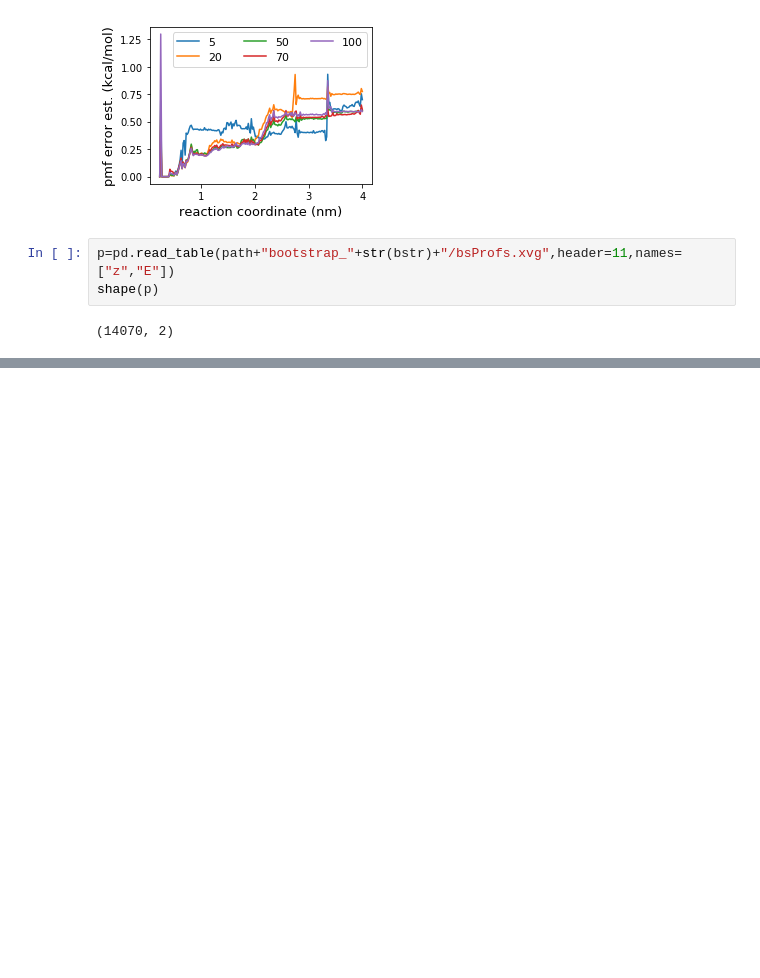
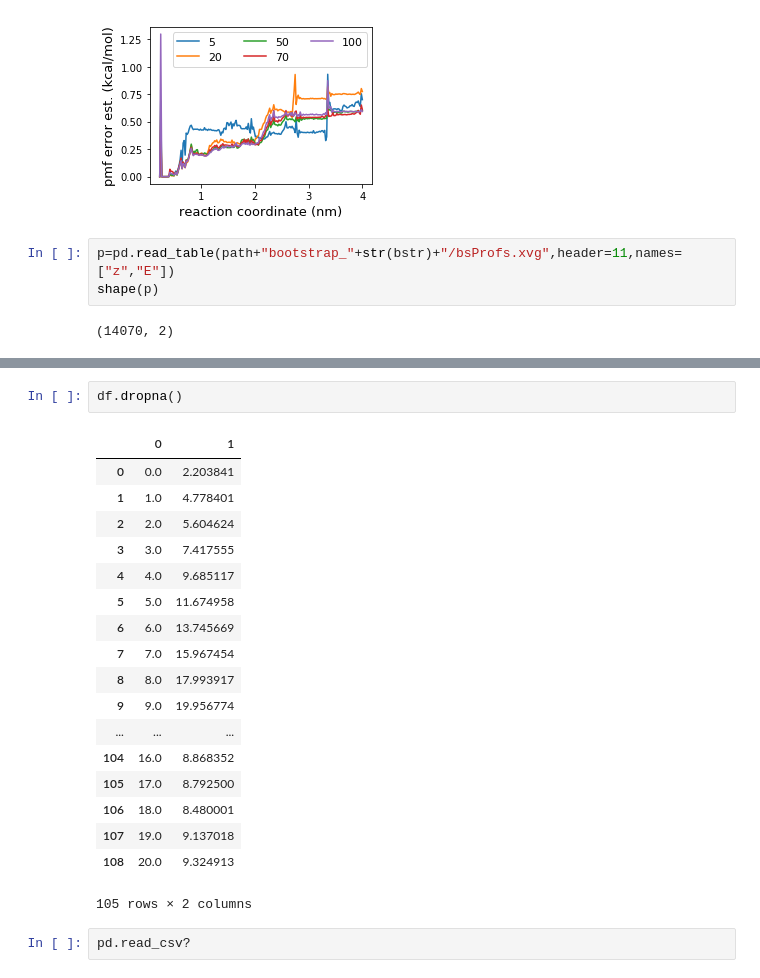
Before and after one commit to g-torr/simulation-research, a Jupyter notebook: Untitled.ipynb, the cells around one changed output, grey strips where cells are left out. Drawn from its saved outputs; the diff is of its cells as text; blank space fills up the shorter version.

```diff
--- a/Untitled.ipynb
+++ b/Untitled.ipynb
@@ -97,0 +132,23 @@ Name: 1, dtype: float64], dtype=object)
+# %%
+df.dropna()
+# %% [output]
+|  | 0 | 1 |
+| 0 | 0.0 | 2.203841 |
+| 1 | 1.0 | 4.778401 |
+| 2 | 2.0 | 5.604624 |
+| 3 | 3.0 | 7.417555 |
+| 4 | 4.0 | 9.685117 |
+| 5 | 5.0 | 11.674958 |
+| 6 | 6.0 | 13.745669 |
+| 7 | 7.0 | 15.967454 |
+| 8 | 8.0 | 17.993917 |
+| 9 | 9.0 | 19.956774 |
+| ... | ... | ... |
+| 104 | 16.0 | 8.868352 |
+| 105 | 17.0 | 8.792500 |
+| 106 | 18.0 | 8.480001 |
+| 107 | 19.0 | 9.137018 |
+| 108 | 20.0 | 9.324913 |
+105 rows × 2 columns
+# %%
+pd.read_csv?
```
Also changed, not shown: parts of 17 cells of this notebook, 9 other files.
